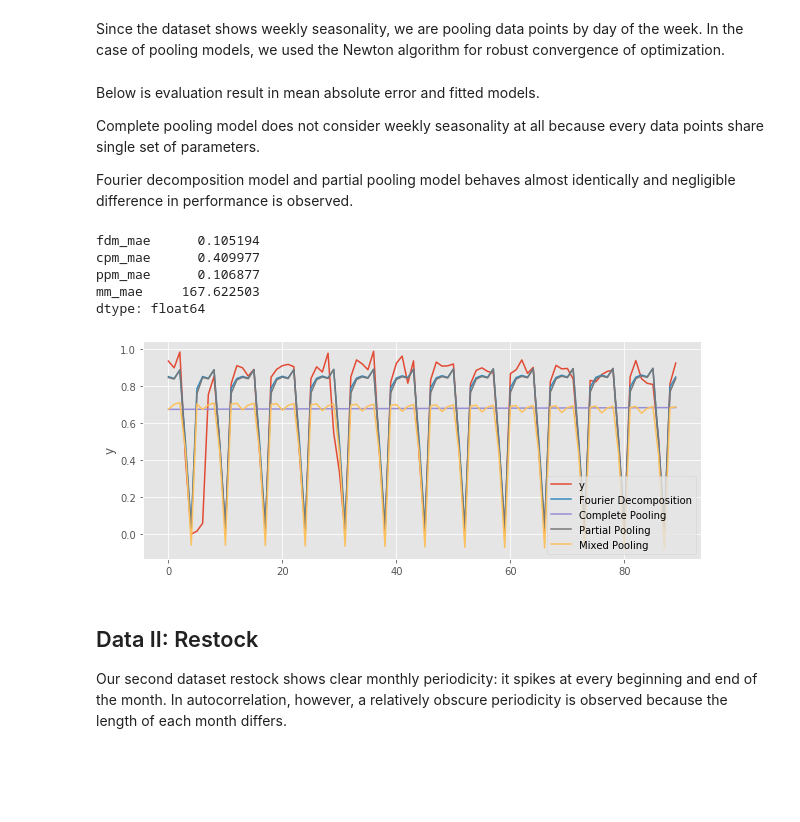
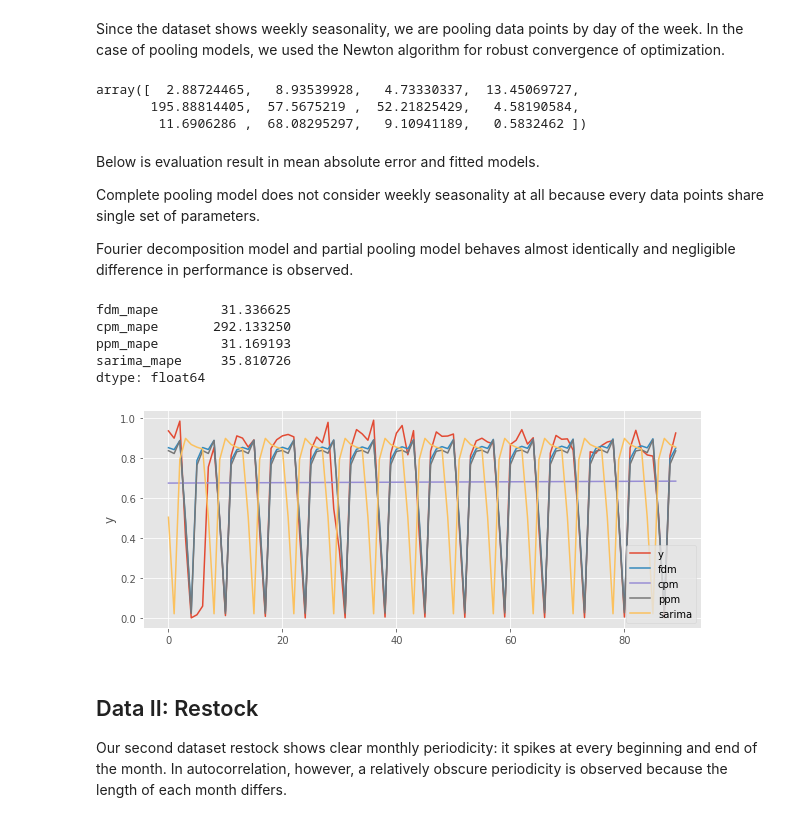
Before and after one commit to hyunjimoon/Mixed-pooling-paper, a Jupyter notebook: When seasonality meets Bayesian Decomposing seasonalities in Stan.ipynb, the cells around one changed output. Cells and saved outputs as stored; diff of their text form; code cells hidden in the pictures; blank space fills up the shorter version.

```diff
--- a/When seasonality meets Bayesian Decomposing seasonalities in Stan.ipynb
+++ b/When seasonality meets Bayesian Decomposing seasonalities in Stan.ipynb
@@ -459,7 +366,11 @@ Since our dataset contains values of various scale, relative errors would be ove
 # %%
 def calculate_mae(df):
     y, yhat = df['y'] * df['y_scale'], df['yhat'] * df['y_scale']
-    return np.mean(np.abs(y - yhat)) / np.mean(y)
+    return mean_absolute_error(y, yhat)
+
+def calculate_mape(df):
+    y, yhat = df['y'] * df['y_scale'], df['yhat'] * df['y_scale']
+    return np.mean(np.abs((y - yhat) / y))
 # %%
 def calculate_loo(stan_fit):
     data_ar = az.from_pystan(
@@ -544,30 +485,18 @@ mm_mae = np.asarray([
+# %%
+predict_df = predict_arima((5,0,3), (1, 1, 2, 7), df, df)
+sarima_yhat = predict_df['yhat']
+
+sarima_mape = np.asarray([
+    calculate_mape(predict_arima((5,0,3), (1, 1, 2, 7), train_df, test_df))
+    for train_df, test_df in generate_cv_data(df, 365, 30)
+])
+# %% [output]
+array([  2.88724465,   8.93539928,   4.73330337,  13.45069727,
+       195.88814405,  57.5675219 ,  52.21825429,   4.58190584,
+        11.6906286 ,  68.08295297,   9.10941189,   0.5832462 ])
 # %% [markdown]
 Below is evaluation result in mean absolute error and fitted models.
 
 Complete pooling model does not consider weekly seasonality at all because every data points share single set of parameters.
 
 Fourier decomposition model and partial pooling model behaves almost identically and negligible difference in performance is observed.
-# %%
-total_df = pd.DataFrame({
-    'y': df['y'],
-    'Fourier Decomposition': fdm_yhat,
-    'Complete Pooling': cpm_yhat,
-    'Partial Pooling': ppm_yhat,
-    'Mixed Pooling' : mm_yhat
-})
-plot_predict(total_df)
-
-mae_df = pd.DataFrame({
-    'fdm_mae': fdm_mae,
-    'cpm_mae': cpm_mae,
-    'ppm_mae': ppm_mae,
-    'mm_mae' : mm_mae
-})
-mae_df.mean()
-# %% [output]
-fdm_mae      0.105194
-cpm_mae      0.409977
-ppm_mae      0.106877
-mm_mae     167.622503
-dtype: float64
-[figure, removed]
@@ -581,0 +503,24 @@ print(mloo_df.mean())
+# %%
+total_df_w = pd.DataFrame({
+    'y': df['y'],
+    'fdm': fdm_yhat,
+    'cpm': cpm_yhat,
+    'ppm': ppm_yhat,
+    'sarima': sarima_yhat,
+})
+plot_predict(total_df_w)
+
+mape_df_w = pd.DataFrame({
+    'fdm_mape': fdm_mape,
+    'cpm_mape': cpm_mape,
+    'ppm_mape': ppm_mape,
+    'sarima_mape': sarima_mape,
+})
+mape_df_w.mean()
+# %% [output]
+fdm_mape        31.336625
+cpm_mape       292.133250
+ppm_mape        31.169193
+sarima_mape     35.810726
+dtype: float64
+[figure, added]
```
Also changed, not shown: parts of 31 cells of this notebook, 6 other files.
